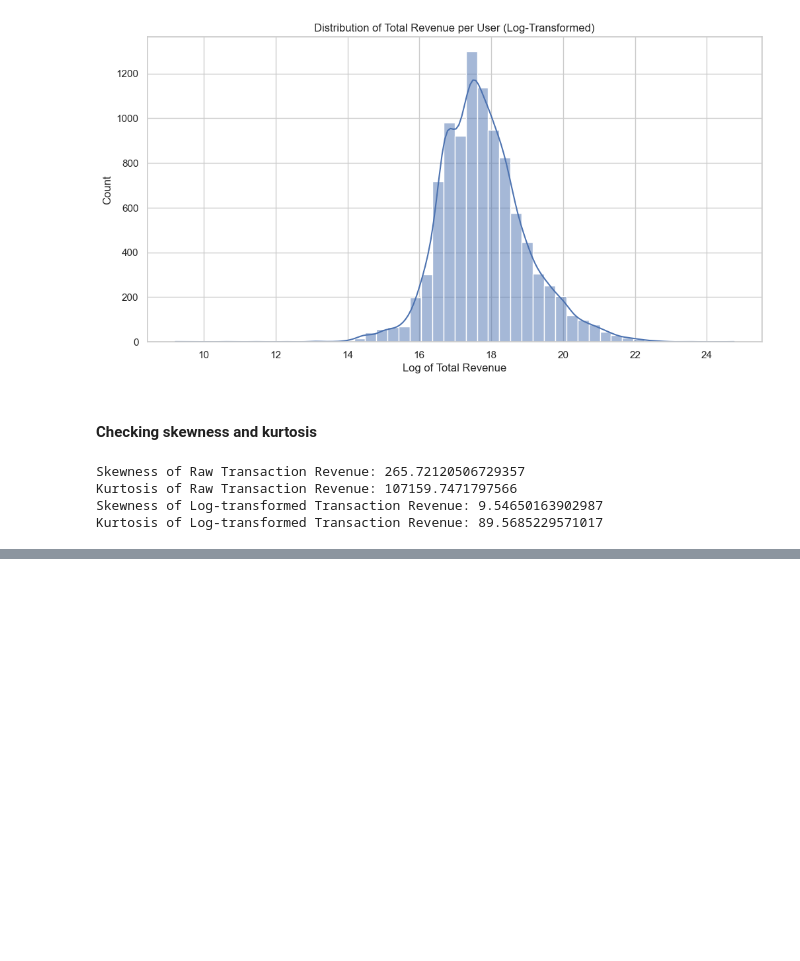
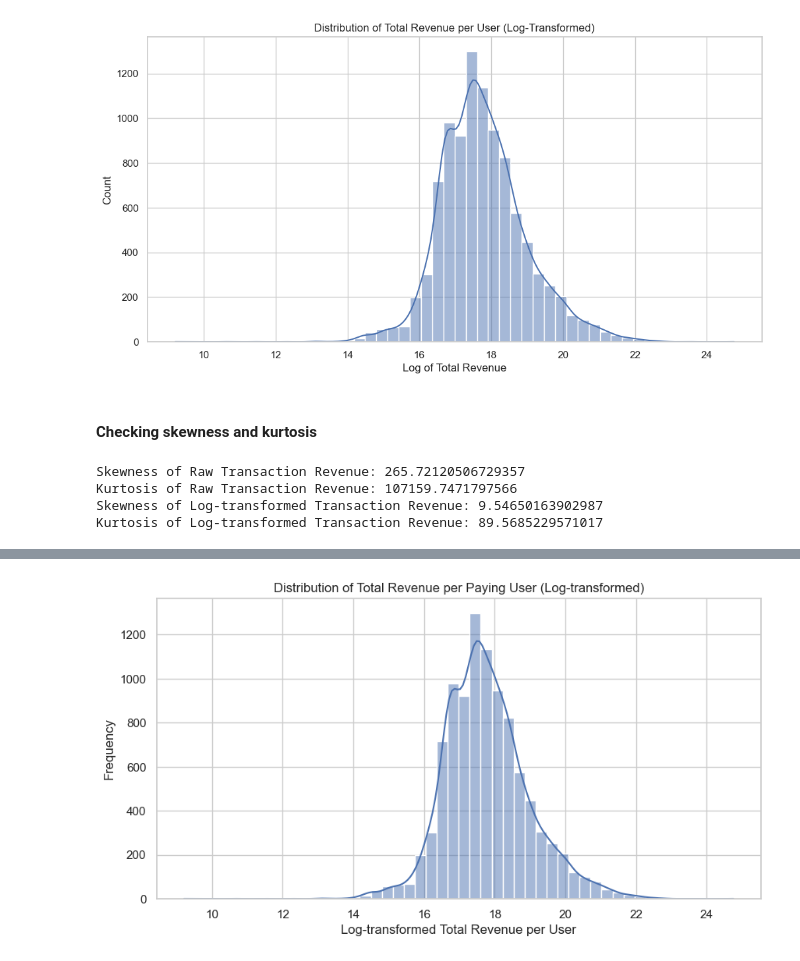
Before and after one commit to PaolaGaray/GA-CustomerRevenuePrediction, a Jupyter notebook: notebooks/data_wrangling_and_EDA.ipynb, the cells around one changed output, grey strips where cells are left out. Cells and saved outputs as stored; diff of their text form; code cells hidden in the pictures; blank space fills up the shorter version.

```diff
--- a/notebooks/data_wrangling_and_EDA.ipynb
+++ b/notebooks/data_wrangling_and_EDA.ipynb
@@ -192,0 +212,10 @@ The kurtosis is still high but greatly reduced compared to the raw data.
+# %%
+paying_user_revenue = user_revenue[user_revenue > 0]
+plt.figure(figsize=(10, 5))
+sns.histplot(np.log1p(paying_user_revenue), bins=50, kde=True)
+plt.title("Distribution of Total Revenue per Paying User (Log-transformed)")
+plt.xlabel("Log-transformed Total Revenue per User")
+plt.ylabel("Frequency")
+plt.show()
+# %% [output]
+[figure, added]
```
Also changed, not shown: parts of 15 cells of this notebook.
